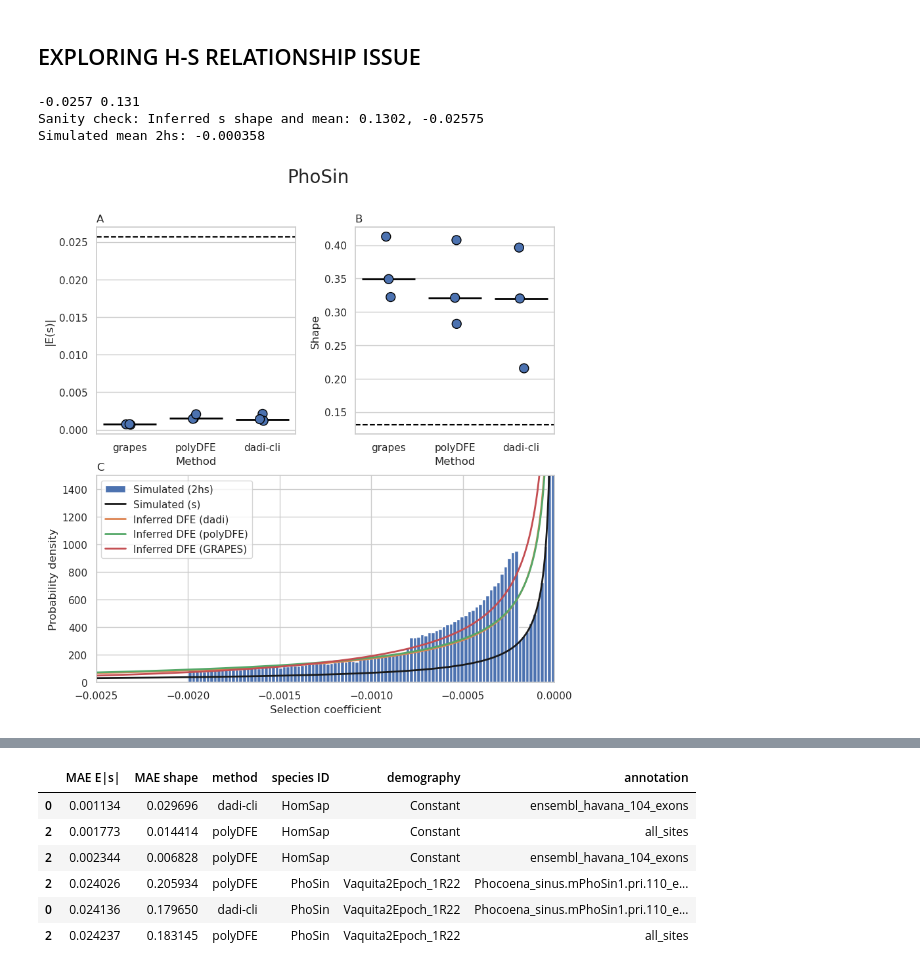
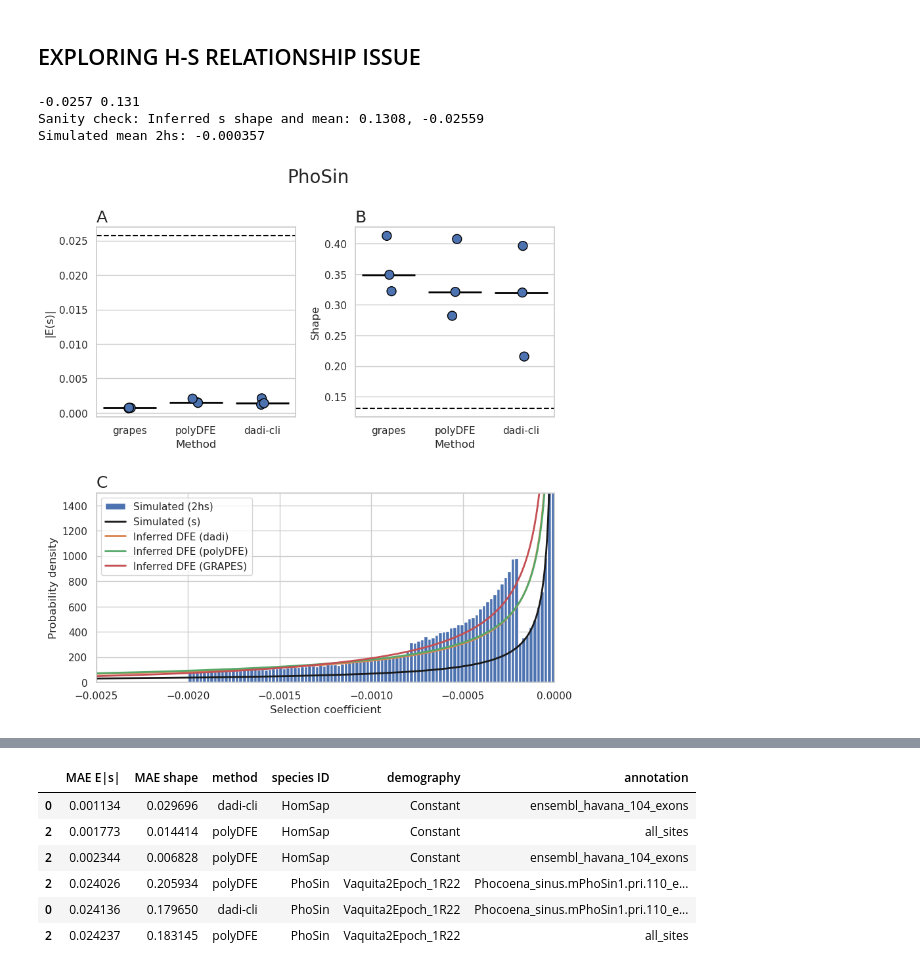
Before and after one commit to popsim-consortium/analysis2, a Jupyter notebook: notebooks/DFE_figures.ipynb, the cells around one changed output, grey strips where cells are left out. Saved outputs shown, nothing was run; the diff lists cells and outputs as text; code cells hidden in the pictures.

```diff
--- a/notebooks/DFE_figures.ipynb
+++ b/notebooks/DFE_figures.ipynb
@@ -12,6 +12,8 @@ plt.rcParams.update({
     'figure.titlesize': 20   # Figure title font size
 })
 
+panel_size = 18
+
 from glob import glob
 import numpy as np
 import pandas as pd
@@ -1078,7 +1128,7 @@ fig, axes = plt.subplot_mosaic(
     layout,
     figsize=(9, 9),
     #white space between subplots
-    gridspec_kw={'wspace': 0.3, 'hspace': 0.2}
+    gridspec_kw={'wspace': 0.3, 'hspace': 0.4}
 )
 
 #plt.subplots_adjust(wspace=0.4, hspace=0.3)
@@ -1104,39 +1154,39 @@ sns.stripplot(x="method", y="Es", hue = 'pop', data=pho_sin.all_DFE, dodge=True,
 
 #horizontal line at 0 on axes A
 axes['A'].axhline(abs(pho_sin.dfe_params[0]), color='black', linestyle='--')
 axes['A'].set_ylabel('|E(s)|')
 axes['A'].set_xlabel('Method')
-axes['A'].set_title("A", loc = "left")
+axes['A'].set_title("A", loc = "left", fontsize=panel_size)
 axes['A'].get_legend().remove()
 #seaborn boxplot method vs. Es split by pop_id no lines, no error bars
 sns.set_theme(style="whitegrid")
 
 sns.boxplot(x="method", y="shape", hue = 'pop', data=pho_sin.all_DFE,
             showfliers=False,  # Hide outlier points
             showbox=False,     # Hide the box
             showcaps=False,    # Hide the caps
             whis=0,
             linewidth=2,
             linecolor='black',
             ax = axes['B'])
 
 sns.stripplot(x="method", y="shape", hue = 'pop', data=pho_sin.all_DFE, dodge=True, jitter = 0.05, alpha=1, linewidth=1, edgecolor='black',legend=False, size = 10, ax = axes['B'])
 
 #horizontal line at 0
 axes['B'].axhline(abs(pho_sin.dfe_params[1]), color='black', linestyle='--')
-axes['B'].set_title("B", loc = "left")
+axes['B'].set_title("B", loc = "left", fontsize=panel_size)
 axes['B'].set_ylabel('Shape')
 axes['B'].set_xlabel('Method')
 axes['B'].get_legend().remove()
 build_hs_plot(axes['C'])
-axes['C'].set_title("C", loc = "left")
+axes['C'].set_title("C", loc = "left", fontsize=panel_size)
 fig.suptitle(f"{pho_sin.species}")
 plt.savefig("PhoSin_Vaquita2Epoch_1R22_Gamma_R22_Phocoena_sinus.mPhoSin1.pri.110_exons_DFE_plot.pdf")
 # %% [output]
 -0.0257 0.131
-Sanity check: Inferred s shape and mean: 0.1302, -0.02575
-Simulated mean 2hs: -0.000358
+Sanity check: Inferred s shape and mean: 0.1308, -0.02559
+Simulated mean 2hs: -0.000357
-[figure, old version]
+[figure, new version]
 # %%
 pho_sin = SpeciesInfo(
     species = "PhoSin",
```
Also changed, not shown: parts of 18 cells of this notebook, 12 other files.
